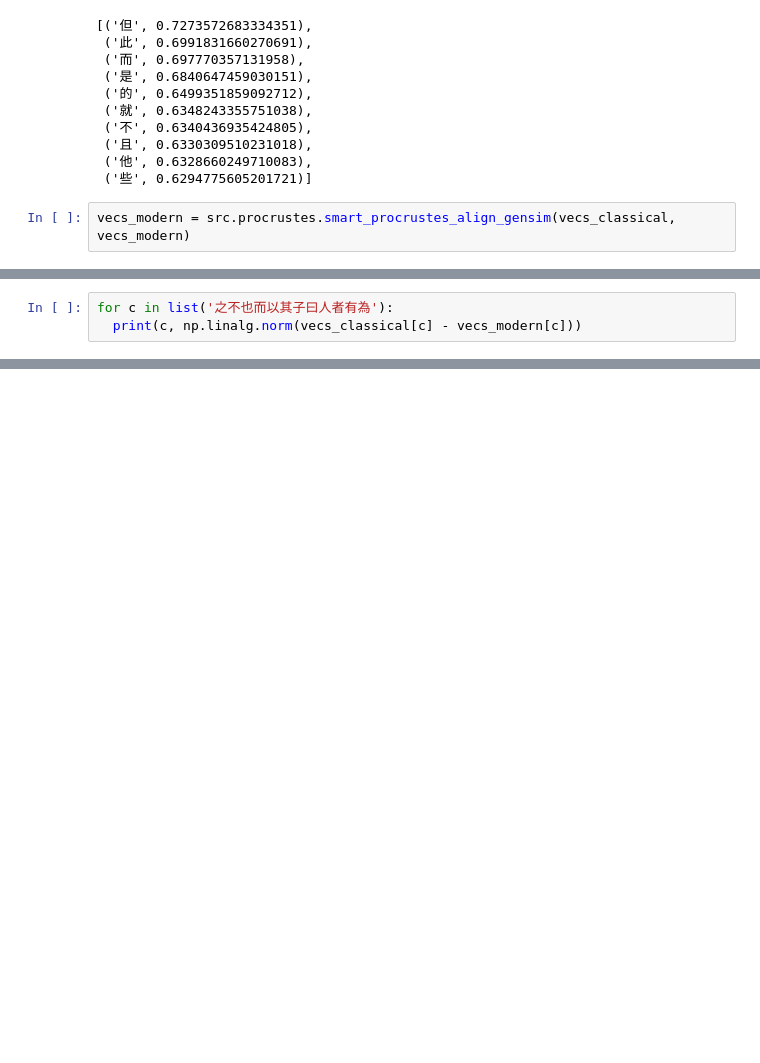
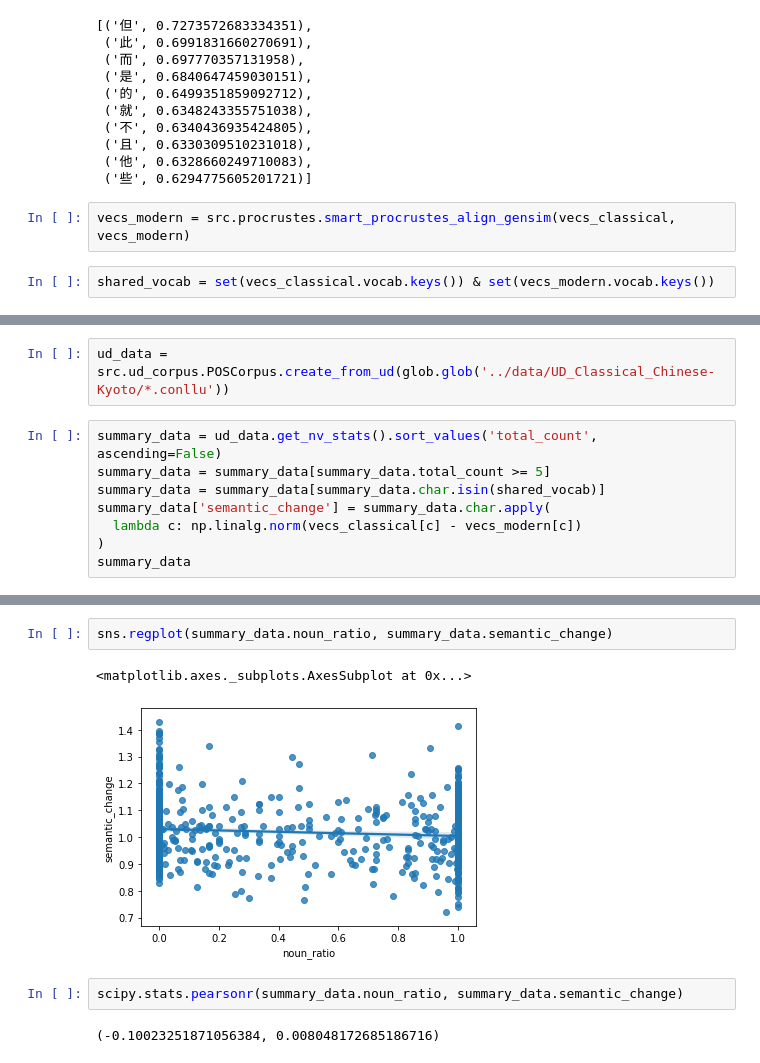
Before and after one commit to lucky-bai/csc2611-semantic-change, a Jupyter notebook: Project/notebooks/AlignVectors.ipynb, the cells around one changed output, grey strips where cells are left out. Cells and saved outputs as stored; diff of their text form; blank space fills up the shorter version.

```diff
--- a/Project/notebooks/AlignVectors.ipynb
+++ b/Project/notebooks/AlignVectors.ipynb
@@ -51,4 +54,6 @@ vecs_modern.most_similar('也')
  ('些', 0.6294775605201721)]
 # %%
 vecs_modern = src.procrustes.smart_procrustes_align_gensim(vecs_classical, vecs_modern)
+# %%
+shared_vocab = set(vecs_classical.vocab.keys()) & set(vecs_modern.vocab.keys())
 # %% [markdown]
@@ -56,3 +60,0 @@ vecs_modern = src.procrustes.smart_procrustes_align_gensim(vecs_classical, vecs_
-# %%
-for c in list('之不也而以其子曰人者有為'):
-  print(c, np.linalg.norm(vecs_classical[c] - vecs_modern[c]))
@@ -71,0 +61,10 @@ for c in list('之不也而以其子曰人者有為'):
+# %%
+ud_data = src.ud_corpus.POSCorpus.create_from_ud(glob.glob('../data/UD_Classical_Chinese-Kyoto/*.conllu'))
+# %%
+summary_data = ud_data.get_nv_stats().sort_values('total_count', ascending=False)
+summary_data = summary_data[summary_data.total_count >= 5]
+summary_data = summary_data[summary_data.char.isin(shared_vocab)]
+summary_data['semantic_change'] = summary_data.char.apply(
+  lambda c: np.linalg.norm(vecs_classical[c] - vecs_modern[c])
+)
+summary_data
@@ -71,0 +125,9 @@ for c in list('之不也而以其子曰人者有為'):
+# %%
+sns.regplot(summary_data.noun_ratio, summary_data.semantic_change)
+# %% [output]
+<matplotlib.axes._subplots.AxesSubplot at 0x...>
+[figure, added]
+# %%
+scipy.stats.pearsonr(summary_data.noun_ratio, summary_data.semantic_change)
+# %% [output]
+(-0.10023251871056384, 0.008048172685186716)
```
Also changed, not shown: parts of 7 cells of this notebook, 1 other file.
